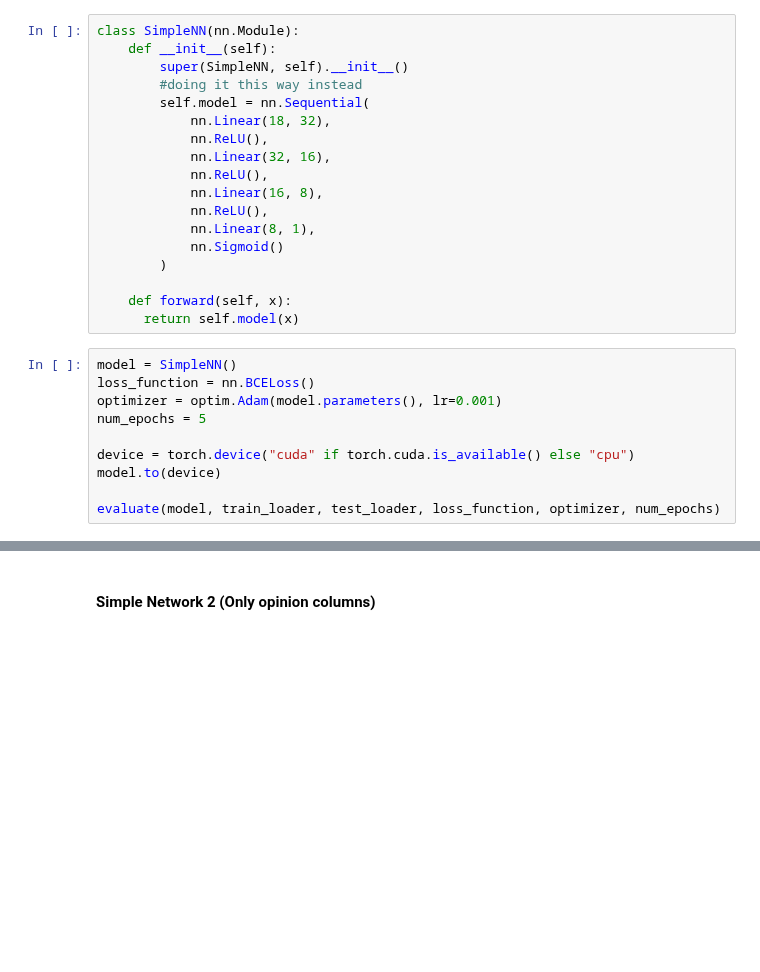
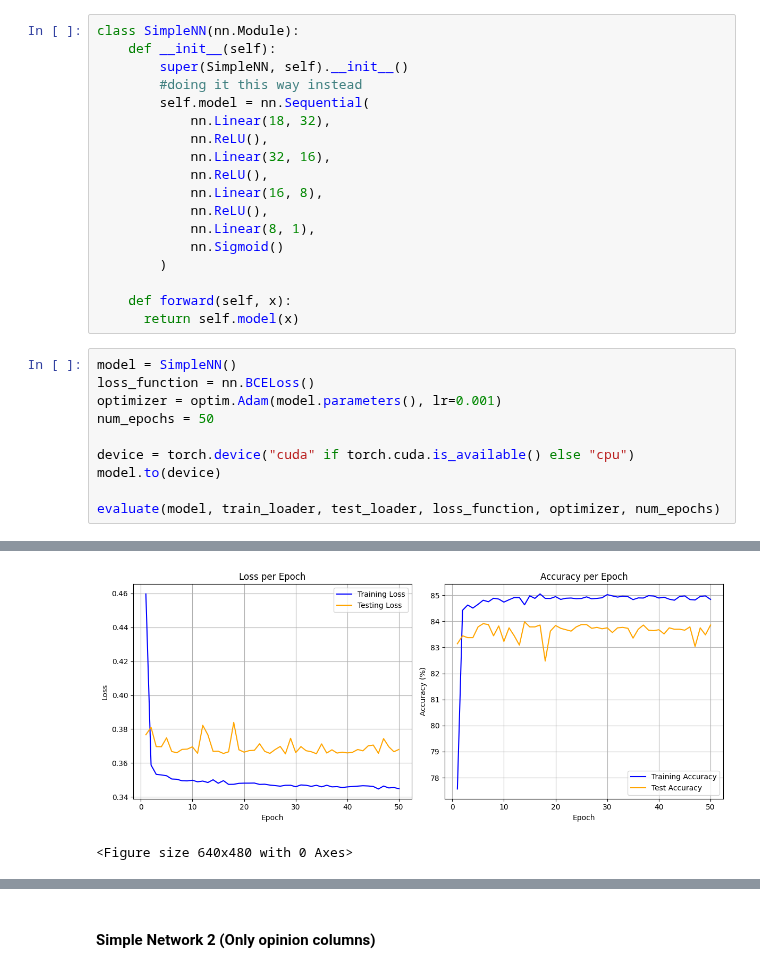
Before and after one commit to paranjaa/ece1508-student-depression-project, a Jupyter notebook: ECE1508_Project.ipynb, the cells around one changed output, grey strips where cells are left out. Drawn from its saved outputs; the diff is of its cells as text; blank space fills up the shorter version.

```diff
--- a/ECE1508_Project.ipynb
+++ b/ECE1508_Project.ipynb
@@ -556,9 +580,10 @@ class SimpleNN(nn.Module):
 model = SimpleNN()
 loss_function = nn.BCELoss()
 optimizer = optim.Adam(model.parameters(), lr=0.001)
-num_epochs = 5
+num_epochs = 50
 
 device = torch.device("cuda" if torch.cuda.is_available() else "cpu")
 model.to(device)
 
 evaluate(model, train_loader, test_loader, loss_function, optimizer, num_epochs)
+# %% [output]
@@ -564,0 +607,2 @@ evaluate(model, train_loader, test_loader, loss_function, optimizer, num_epochs)
+[figure, added]
+<Figure size 640x480 with 0 Axes>
```
Also changed, not shown: parts of 48 cells of this notebook.
